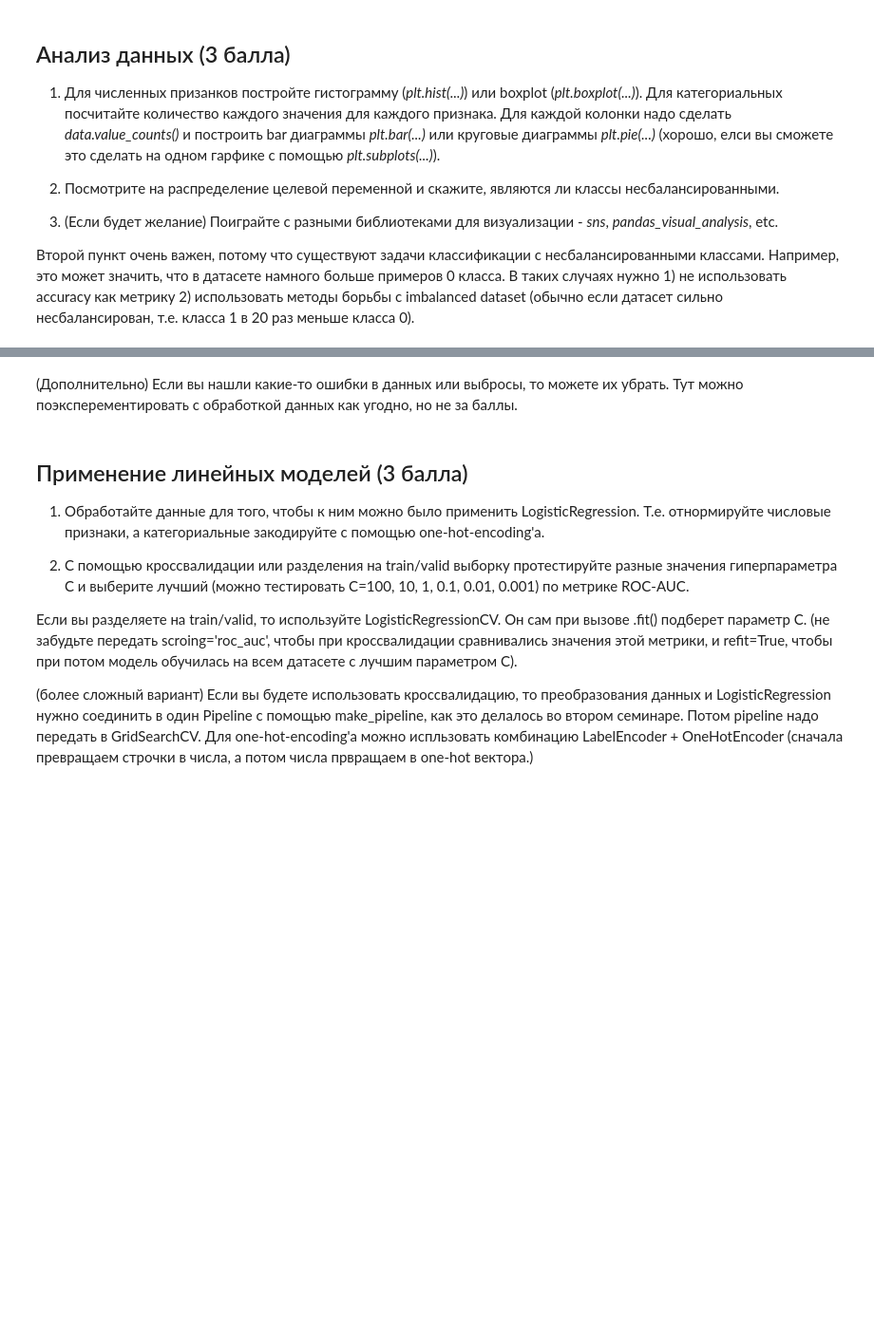
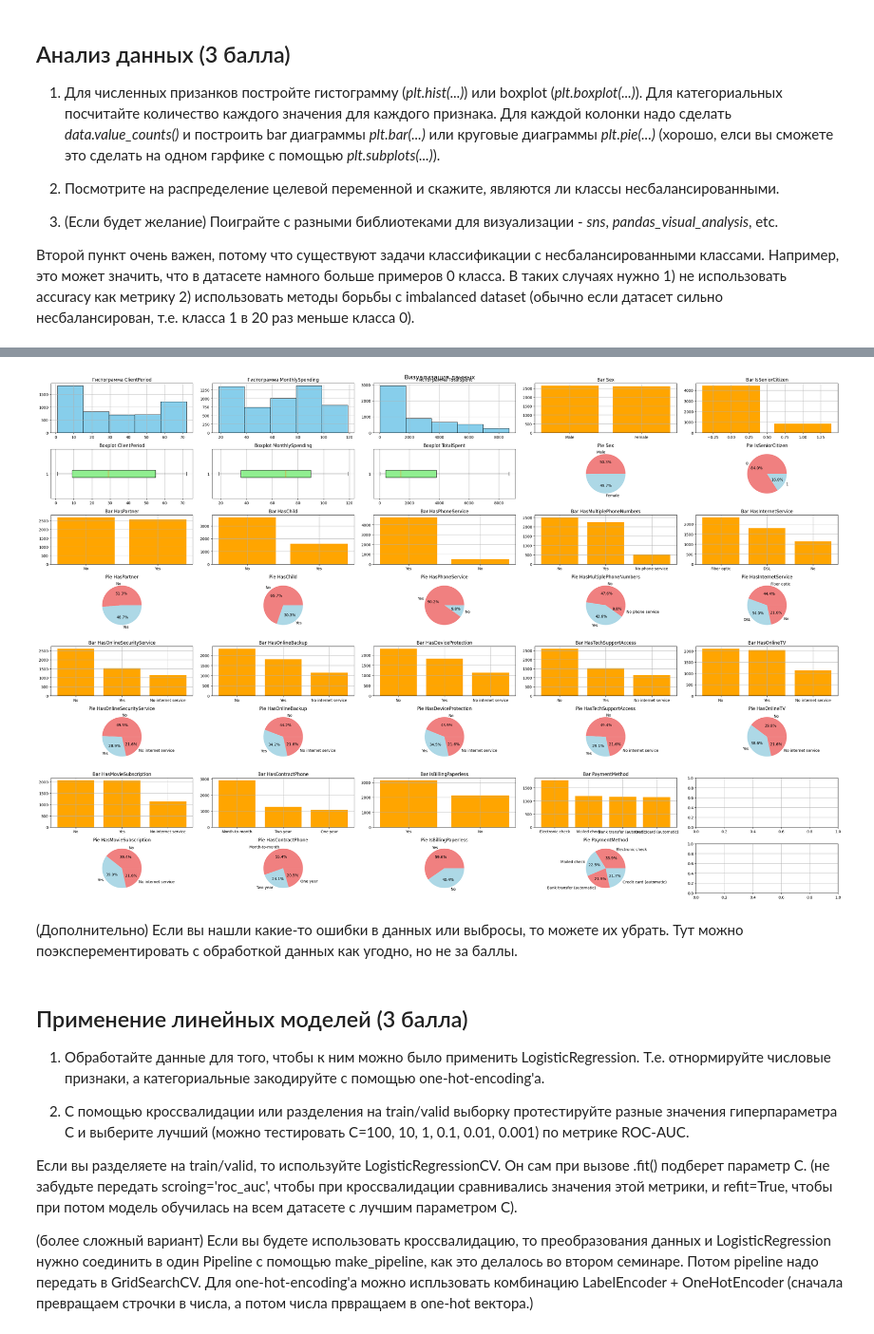
Before and after one commit to darksidius45/Ml_learning, a Jupyter notebook: week_03_composition_model_selection/Homework/hw_3_kaggle.ipynb, the cells around one changed output, grey strips where cells are left out. Shown at 95% size. Drawn from its saved outputs; the diff is of its cells as text; code cells hidden in the pictures; blank space fills up the shorter version.

```diff
--- a/week_03_composition_model_selection/Homework/hw_3_kaggle.ipynb
+++ b/week_03_composition_model_selection/Homework/hw_3_kaggle.ipynb
@@ -144,0 +216,14 @@ target_col = 'Churn'
+# %%
+# Заменяем пустые строки на NaN
+data['TotalSpent'] = data['TotalSpent'].replace({' ': None})
+data_test['TotalSpent'] = data_test['TotalSpent'].replace({' ': None})
+
+# Подсчет количества пустых значений после замены
+num_missing_after = data['TotalSpent'].isnull().sum()
+test_num_missing_after = data_test['TotalSpent'].isnull().sum()
+
+print(num_missing_after)
+print(test_num_missing_after)
+# их всего 9 из 5000 так что мы можем дропнуть их ни о чем не волнуясь
+data.dropna(inplace=True)
+data_test.dropna(inplace=True)
@@ -144,0 +233,6 @@ target_col = 'Churn'
+# %%
+##так же заметим, что в этой же колонке значения записаны как str, преобразуем в float
+
+data['TotalSpent'] = pd.to_numeric(data['TotalSpent'], errors='coerce')
+data_test['TotalSpent'] = pd.to_numeric(data_test['TotalSpent'], errors='coerce')
+data["TotalSpent"].sample(10)
@@ -156,0 +262,45 @@ target_col = 'Churn'
+# %%
+# разберемся с численными признаками
+fig, axes = plt.subplots(nrows=8, ncols=5, figsize=(30, 20))
+fig.suptitle('Визуализация данных', fontsize=16)
+counter = 0
+i = 0
+
+for j, col in enumerate(num_cols):
+    counter = j // 5
+    i = j % 5
+    # Гистограмма
+    axes[counter, i].hist(data[col].dropna(), bins=5, color='skyblue', edgecolor='black')
+    axes[counter, i].set_title(f'Гистограмма {col}')
+
+    # Boxplot
+    axes[counter + 1, i].boxplot(data[col].dropna(), vert=False, patch_artist=True, boxprops=dict(facecolor='lightgreen'))
+    axes[counter + 1, i].set_title(f'Boxplot {col}')
+
+old_counter = counter
+old_i = i + 1
+
+# Построение bar-диаграмм и круговых диаграмм для категориальных признаков
+for j, col in enumerate(cat_cols):
+    print(j, col)
+    counter = old_counter + ((old_i + j) // 5) * 2
+    i = (old_i + j % 5) % 5
+
+    # Подсчёт количества значений
+    value_counts = data[col].value_counts()
+
+    # Bar-диаграмма
+    axes[counter, i].bar(value_counts.index, value_counts.values, color='orange')
+    axes[counter, i].set_title(f'Bar {col}')
+
+    # Круговая диаграмма
+    axes[counter + 1, i].pie(value_counts.values, labels=value_counts.index, autopct='%1.1f%%', colors=['lightcoral', 'lightblue'])
+    axes[counter + 1, i].set_title(f'Pie {col}')
+
+# Убираем лишние оси
+for ax in axes.flatten():
+    ax.grid(True)
+
+plt.tight_layout()
+plt.show()
+# %% [output]
@@ -157,3 +327,4 @@ target_col = 'Churn'
+[figure, added]
 # %% [markdown]
 (Дополнительно) Если вы нашли какие-то ошибки в данных или выбросы, то можете их убрать. Тут можно поэксперементировать с обработкой данных как угодно, но не за баллы.
 # %%
```
Also changed, not shown: parts of 11 cells of this notebook.
